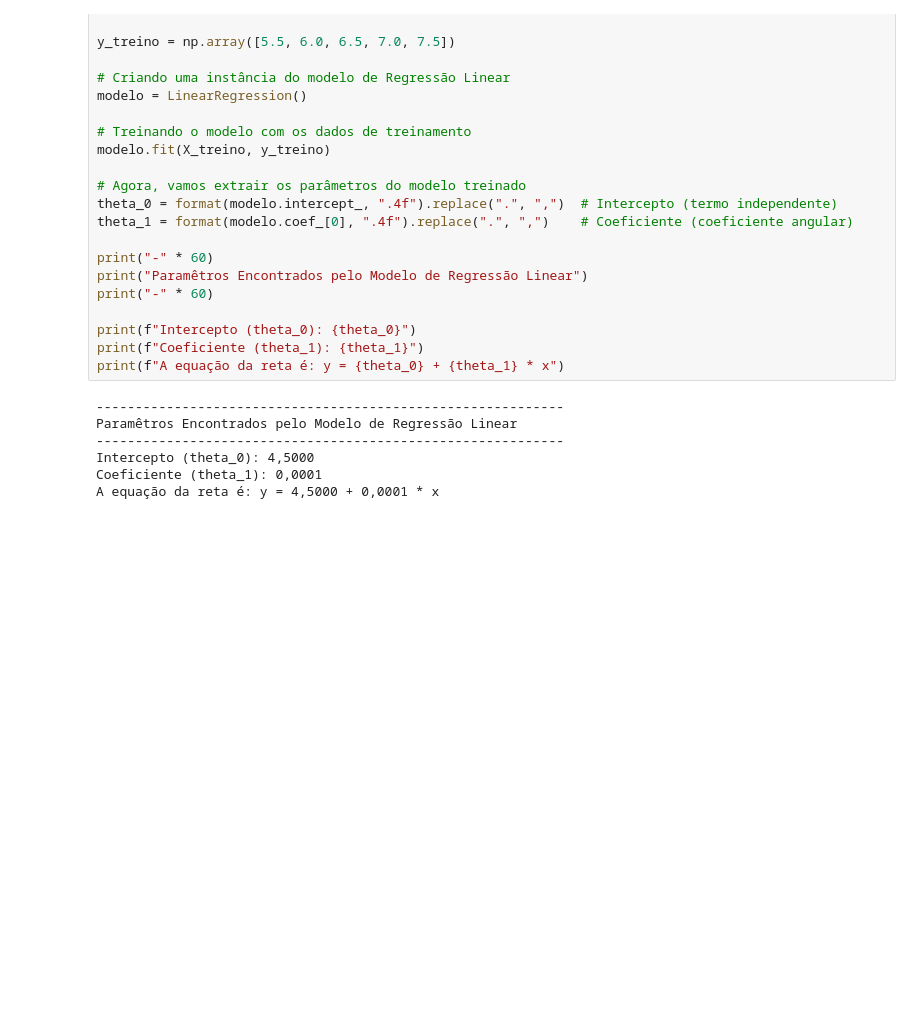
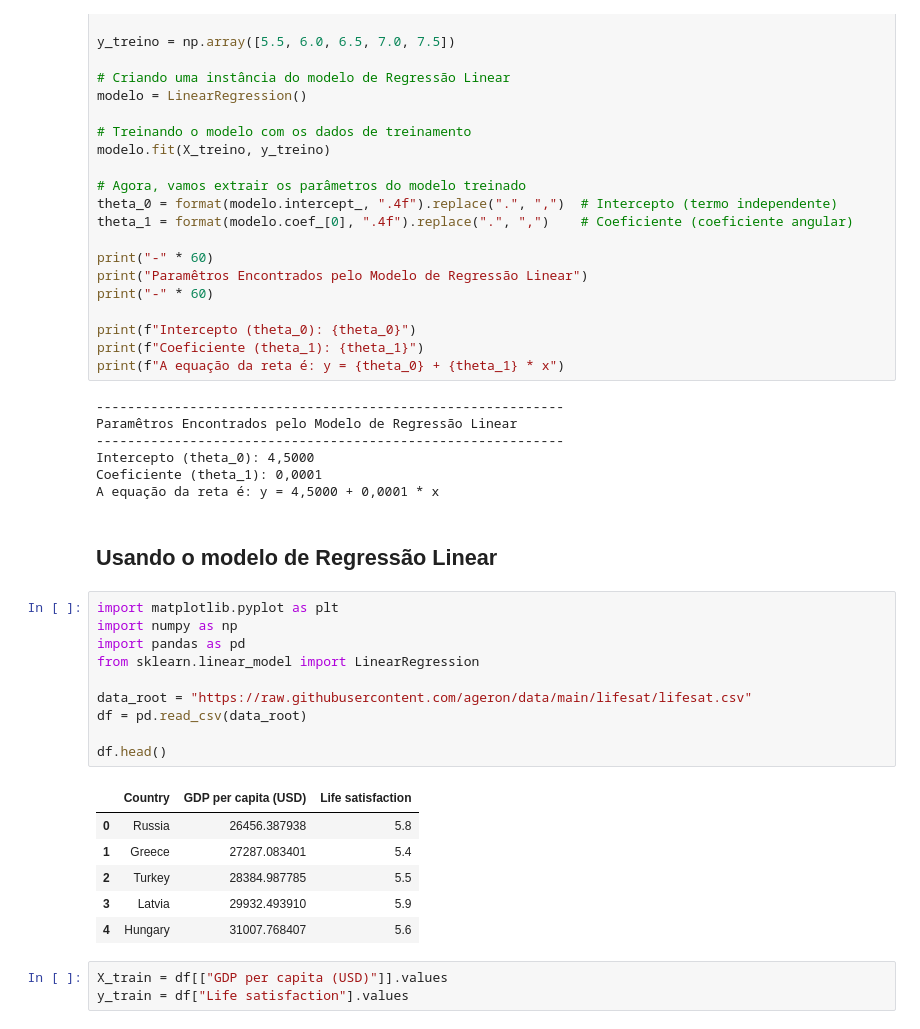
Before and after one commit to Igor-Scalzer010/Data-Science-Notes, a Jupyter notebook: notebooks/book_hands_on_ml/chapter_1.ipynb, the cells around one changed output. Saved outputs shown, nothing was run; the diff lists cells and outputs as text; blank space fills up the shorter version.

```diff
--- a/notebooks/book_hands_on_ml/chapter_1.ipynb
+++ b/notebooks/book_hands_on_ml/chapter_1.ipynb
@@ -108,3 +108,25 @@ Paramêtros Encontrados pelo Modelo de Regressão Linear
 Intercepto (theta_0): 4,5000
 Coeficiente (theta_1): 0,0001
 A equação da reta é: y = 4,5000 + 0,0001 * x
+# %% [markdown]
+## Usando o modelo de Regressão Linear
+# %%
+import matplotlib.pyplot as plt
+import numpy as np
+import pandas as pd
+from sklearn.linear_model import LinearRegression
+
+data_root = "https://raw.githubusercontent.com/ageron/data/main/lifesat/lifesat.csv"
+df = pd.read_csv(data_root)
+
+df.head()
+# %% [output]
+|  | Country | GDP per capita (USD) | Life satisfaction |
+| 0 | Russia | 26456.387938 | 5.8 |
+| 1 | Greece | 27287.083401 | 5.4 |
+| 2 | Turkey | 28384.987785 | 5.5 |
+| 3 | Latvia | 29932.493910 | 5.9 |
+| 4 | Hungary | 31007.768407 | 5.6 |
+# %%
+X_train = df[["GDP per capita (USD)"]].values
+y_train = df["Life satisfaction"].values
```
Also changed, not shown: parts of 3 cells of this notebook.
